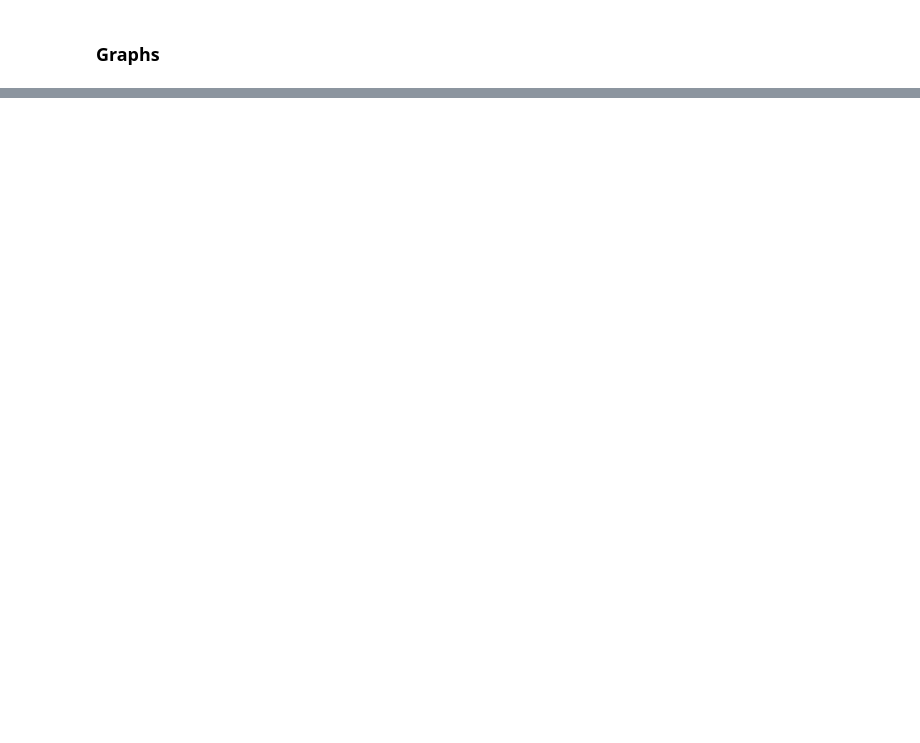
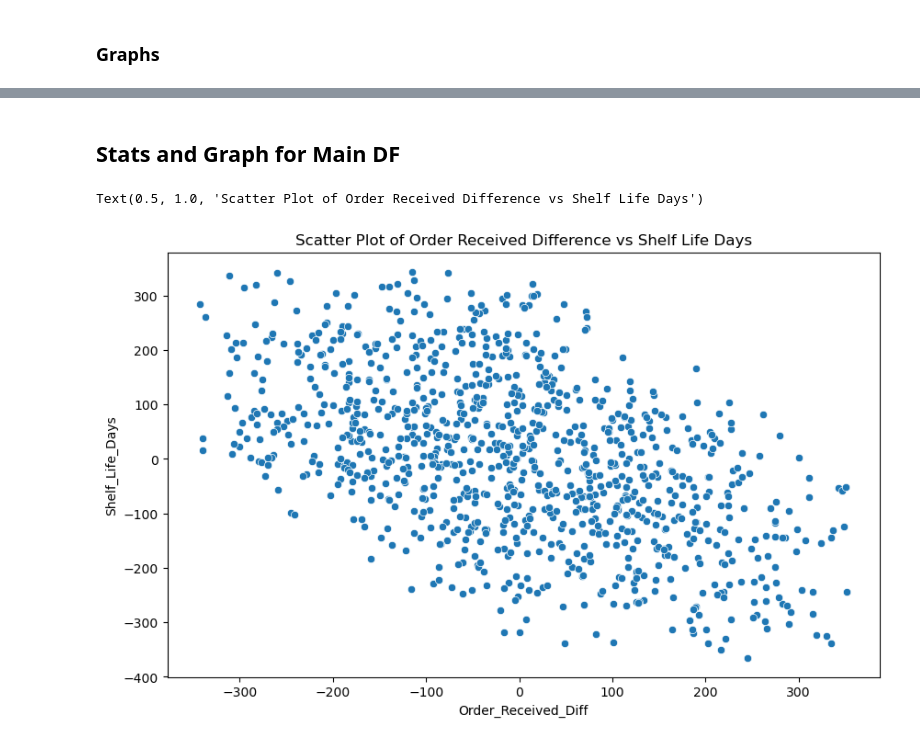
Before and after one commit to jaymark22/machine-learning, a Jupyter notebook: kaggle-machine-learning/grocery-inventory/src/eda.ipynb, the cells around one changed output, grey strips where cells are left out. Saved outputs shown, nothing was run; the diff lists cells and outputs as text; code cells hidden in the pictures; blank space fills up the shorter version.

```diff
--- a/kaggle-machine-learning/grocery-inventory/src/eda.ipynb
+++ b/kaggle-machine-learning/grocery-inventory/src/eda.ipynb
@@ -324,0 +355,10 @@ sns.countplot(x='Status',  data=df_negative_order_received_diff)
+# %% [markdown]
+## Stats and Graph for Main DF
+# %%
+corr_shelfLife_orderReceived = np.corrcoef(df['Order_Received_Diff'], df['Shelf_Life_Days'])[0,1]
+plt.figure(figsize=(10, 6))
+sns.scatterplot(x='Order_Received_Diff', y='Shelf_Life_Days', data=df)
+plt.title('Scatter Plot of Order Received Difference vs Shelf Life Days')
+# %% [output]
+Text(0.5, 1.0, 'Scatter Plot of Order Received Difference vs Shelf Life Days')
+[figure, added]
```
Also changed, not shown: parts of 6 cells of this notebook.
